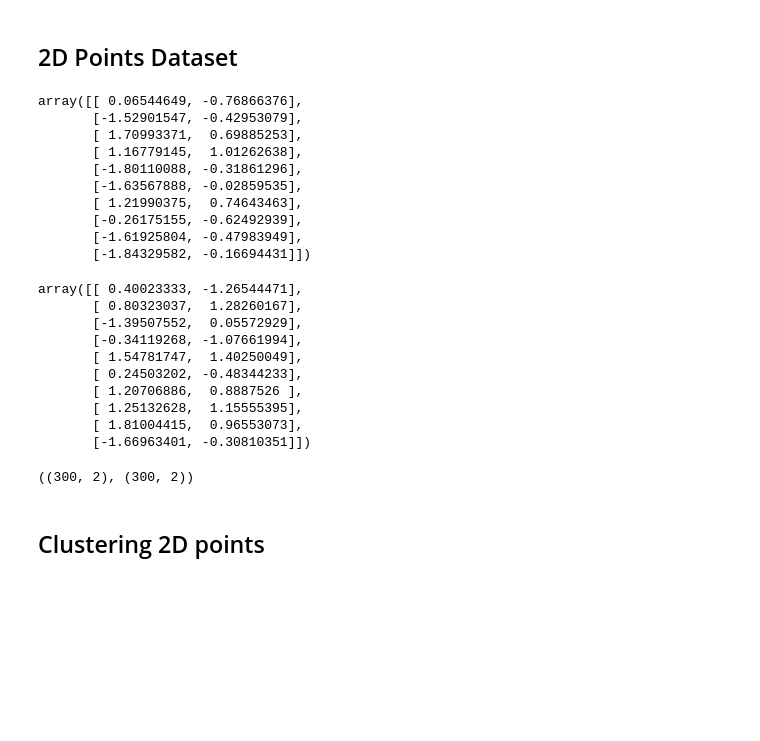
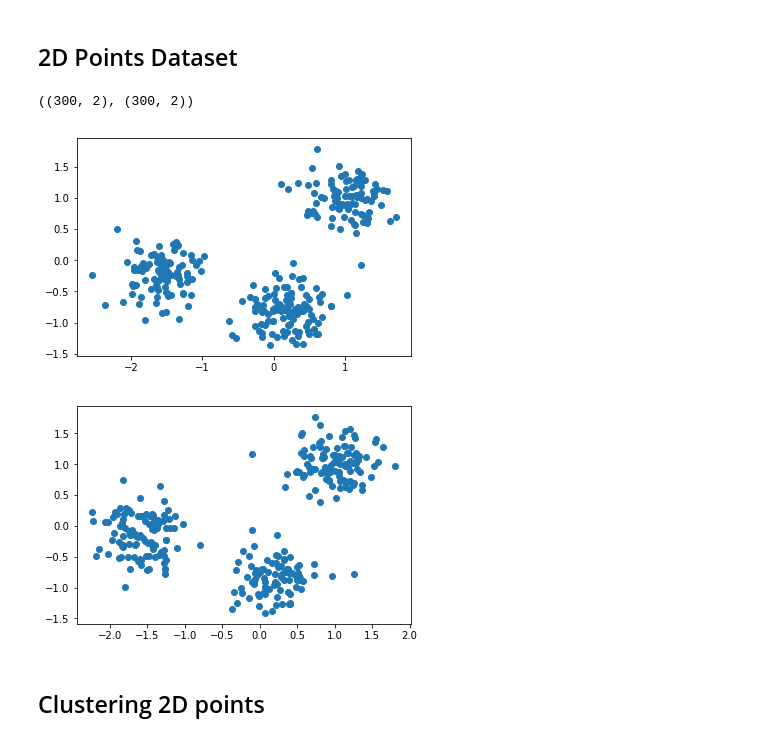
Before and after one commit to lukasz-f/data-camp, a Jupyter notebook: unsupervised learning/2D Points, KMeans, Centroids.ipynb, the cells around one changed output. Drawn from its saved outputs; the diff is of its cells as text; code cells hidden in the pictures; blank space fills up the shorter version.

```diff
--- a/unsupervised learning/2D Points, KMeans, Centroids.ipynb
+++ b/unsupervised learning/2D Points, KMeans, Centroids.ipynb
@@ -8,36 +8,22 @@ import matplotlib.pyplot as plt
 # Load points from txt file
 points = np.loadtxt('../datasets/points/points.txt')
 new_points = np.loadtxt('../datasets/points/new_points.txt')
-# %%
-points[:10,:]
-# %% [output]
-array([[ 0.06544649, -0.76866376],
-       [-1.52901547, -0.42953079],
-       [ 1.70993371,  0.69885253],
-       [ 1.16779145,  1.01262638],
-       [-1.80110088, -0.31861296],
-       [-1.63567888, -0.02859535],
-       [ 1.21990375,  0.74643463],
-       [-0.26175155, -0.62492939],
-       [-1.61925804, -0.47983949],
-       [-1.84329582, -0.16694431]])
-# %%
-new_points[:10,:]
-# %% [output]
-array([[ 0.40023333, -1.26544471],
-       [ 0.80323037,  1.28260167],
-       [-1.39507552,  0.05572929],
-       [-0.34119268, -1.07661994],
-       [ 1.54781747,  1.40250049],
-       [ 0.24503202, -0.48344233],
-       [ 1.20706886,  0.8887526 ],
-       [ 1.25132628,  1.15555395],
-       [ 1.81004415,  0.96553073],
-       [-1.66963401, -0.30810351]])
 # %%
 points.shape, new_points.shape
 # %% [output]
 ((300, 2), (300, 2))
+# %%
+# Scatter plot of points
+plt.scatter(points[:,0], points[:,1])
+plt.show()
+# %% [output]
+[figure, added]
+# %%
+# Scatter plot of new_points
+plt.scatter(new_points[:,0], new_points[:,1])
+plt.show()
+# %% [output]
+[figure, added]
 # %% [markdown]
 ## Clustering 2D points
 # %%
```
Also changed, not shown: parts of 2 cells of this notebook, 3 other files.
